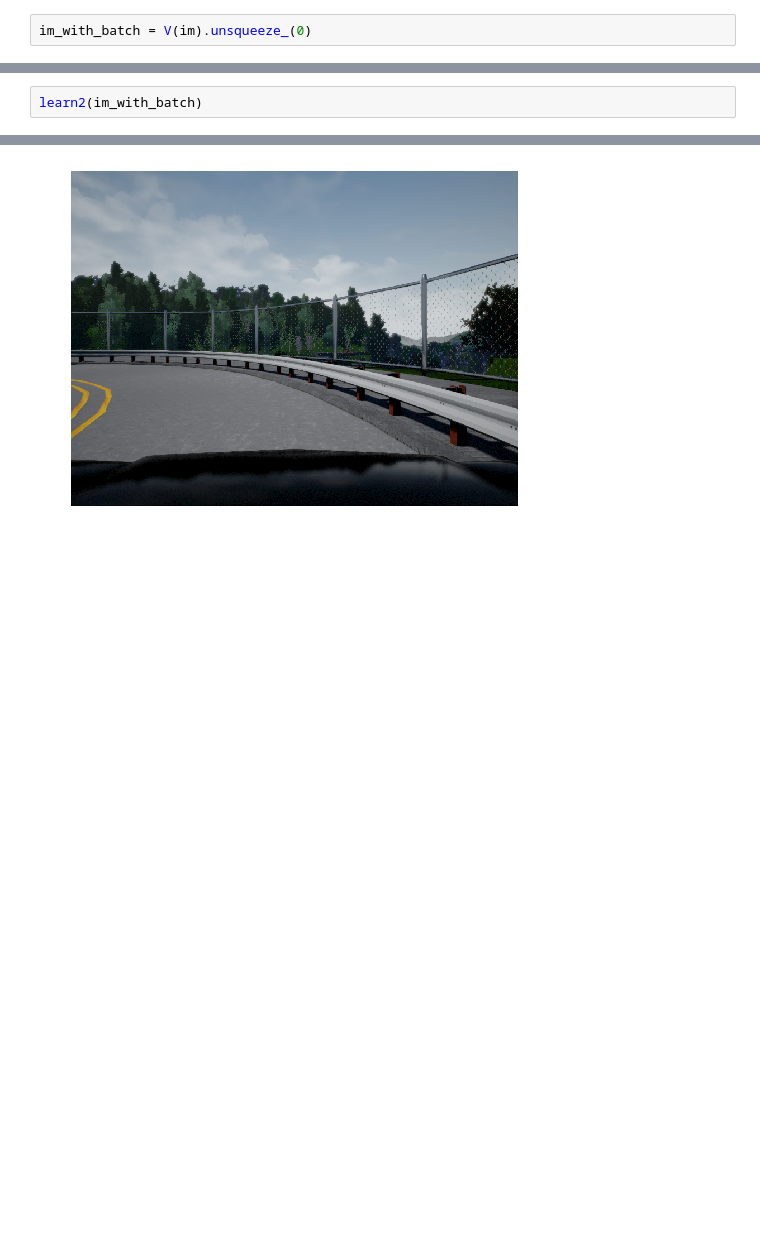
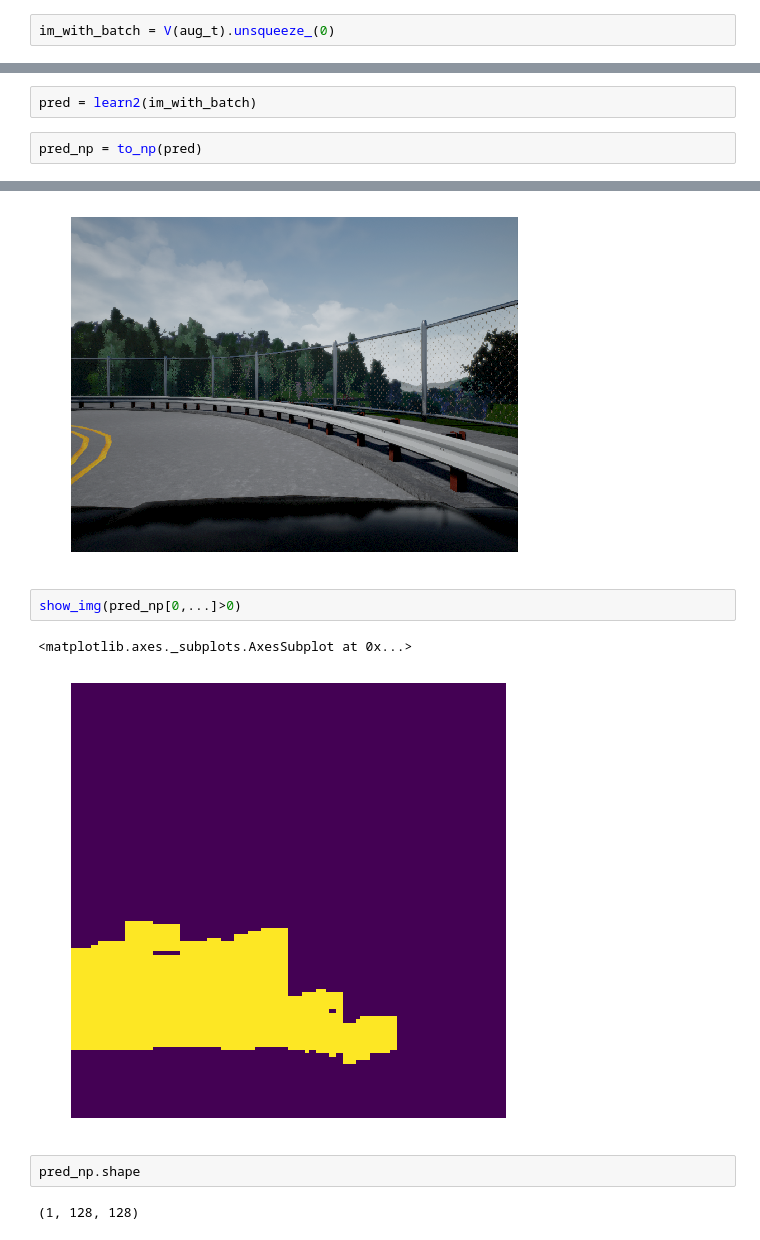
Before and after one commit to thedch/lyft-challenge, a Jupyter notebook: test-predictions.ipynb, the cells around one changed output, grey strips where cells are left out. Drawn from its saved outputs; the diff is of its cells as text; blank space fills up the shorter version.

Commit message:
Test Pred 1 file now working as well

```diff
--- a/test-predictions.ipynb
+++ b/test-predictions.ipynb
@@ -41,5 +53,5 @@ im = open_image(PATH/'train/100.png')
 # %%
-im_with_batch = V(im).unsqueeze_(0)
+im_with_batch = V(aug_t).unsqueeze_(0)
 # %%
 im_with_batch.shape
 # %% [output]
@@ -47,2 +58,0 @@ torch.Size([1, 600, 800, 3])
-# %%
-learn2(im_with_batch)
@@ -51,5 +59,18 @@ RuntimeError: Given groups=1, weight[64, 3, 7, 7], so expected input[1, 600, 800
+# %%
+pred = learn2(im_with_batch)
+# %%
+pred_np = to_np(pred)
 # %%
 show_img(im)
 # %% [output]
 <matplotlib.axes._subplots.AxesSubplot at 0x...>
 [figure]
+# %%
+show_img(pred_np[0,...]>0)
+# %% [output]
+<matplotlib.axes._subplots.AxesSubplot at 0x...>
+[figure, added]
+# %%
+pred_np.shape
+# %% [output]
+(1, 128, 128)
```
Also changed, not shown: parts of 5 cells of this notebook, 2 other files.
